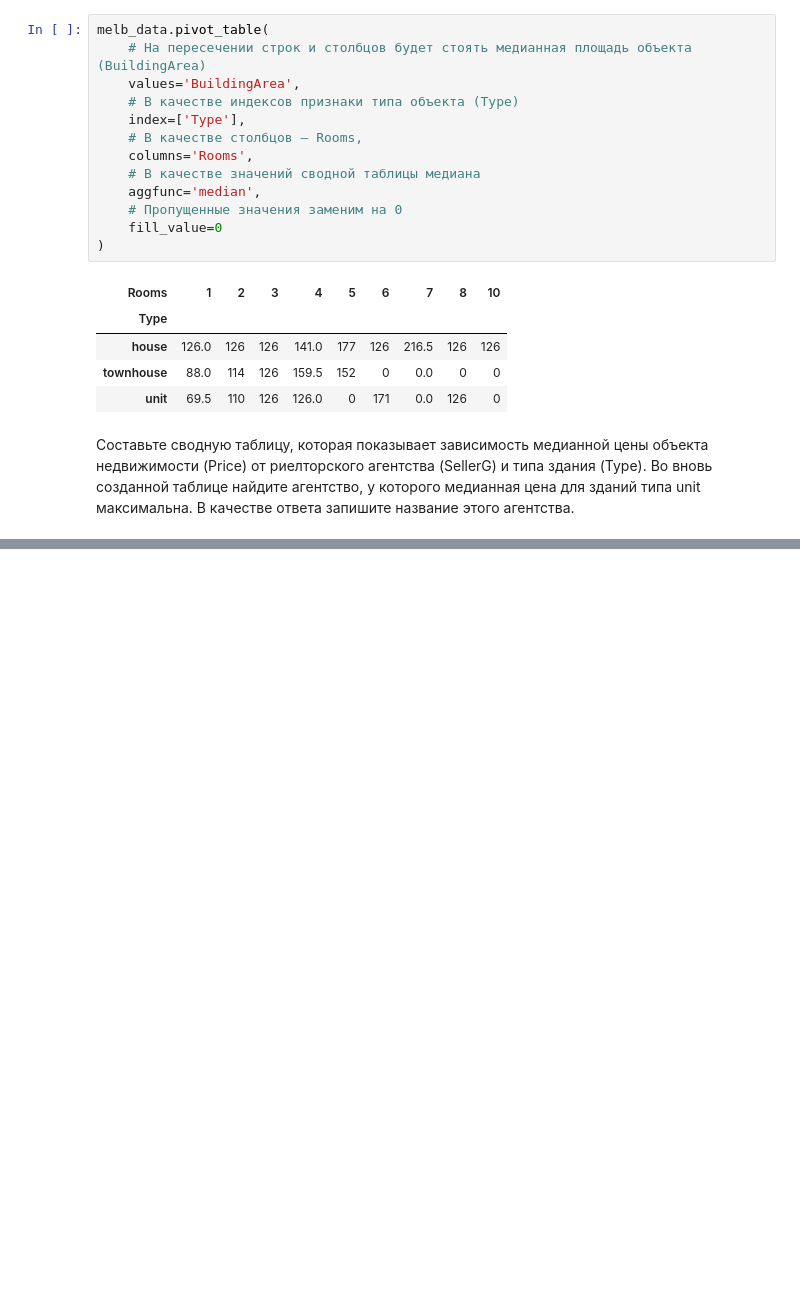
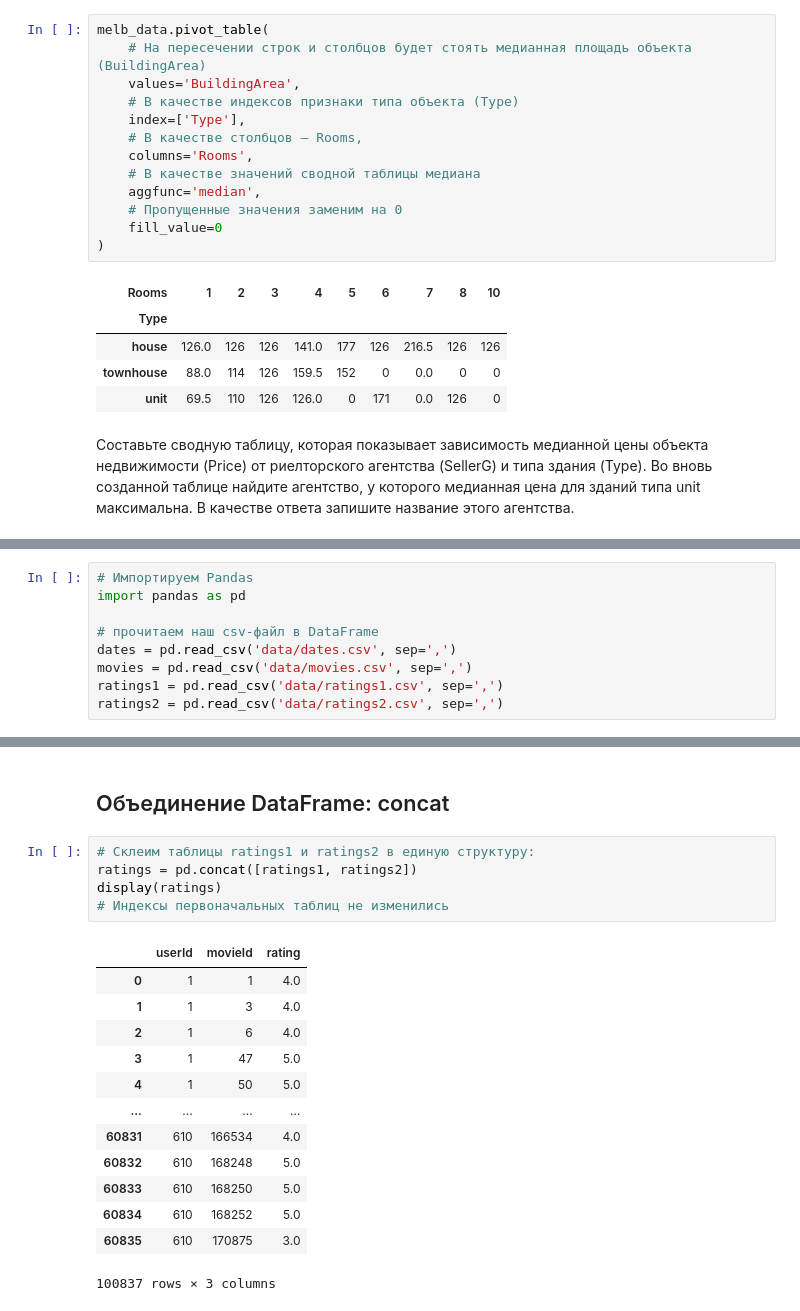
Before and after one commit to Lidiya-cutie/DS_SkillFactory, a Jupyter notebook: PY_12_ Advanced Data Techniques/Advanced Data Techniques.ipynb, the cells around one changed output, grey strips where cells are left out. Drawn from its saved outputs; the diff is of its cells as text; blank space fills up the shorter version.

Commit message:
added concat_user_files and readme.md

```diff
--- a/PY_12_ Advanced Data Techniques/Advanced Data Techniques.ipynb
+++ b/PY_12_ Advanced Data Techniques/Advanced Data Techniques.ipynb
@@ -494,0 +478,9 @@ melb_data.pivot_table(
+# %%
+# Импортируем Pandas
+import pandas as pd
+
+# прочитаем наш csv-файл в DataFrame
+dates = pd.read_csv('data/dates.csv', sep=',')
+movies = pd.read_csv('data/movies.csv', sep=',')
+ratings1 = pd.read_csv('data/ratings1.csv', sep=',')
+ratings2 = pd.read_csv('data/ratings2.csv', sep=',')
@@ -494,0 +597,21 @@ melb_data.pivot_table(
+# %% [markdown]
+## Объединение DataFrame: concat
+# %%
+# Склеим таблицы ratings1 и ratings2 в единую структуру:
+ratings = pd.concat([ratings1, ratings2])
+display(ratings)
+# Индексы первоначальных таблиц не изменились
+# %% [output]
+|  | userId | movieId | rating |
+| 0 | 1 | 1 | 4.0 |
+| 1 | 1 | 3 | 4.0 |
+| 2 | 1 | 6 | 4.0 |
+| 3 | 1 | 47 | 5.0 |
+| 4 | 1 | 50 | 5.0 |
+| ... | ... | ... | ... |
+| 60831 | 610 | 166534 | 4.0 |
+| 60832 | 610 | 168248 | 5.0 |
+| 60833 | 610 | 168250 | 5.0 |
+| 60834 | 610 | 168252 | 5.0 |
+| 60835 | 610 | 170875 | 3.0 |
+100837 rows × 3 columns
```
Also changed, not shown: parts of 18 cells of this notebook, 11 other files.
